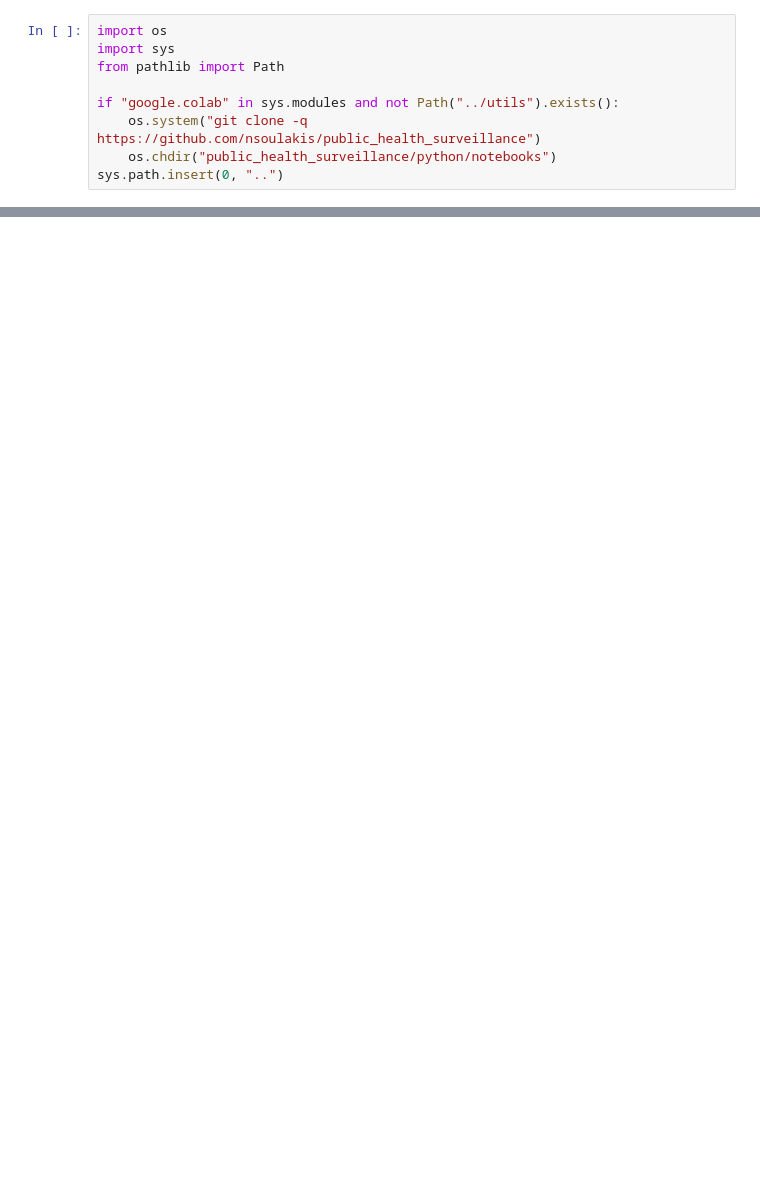
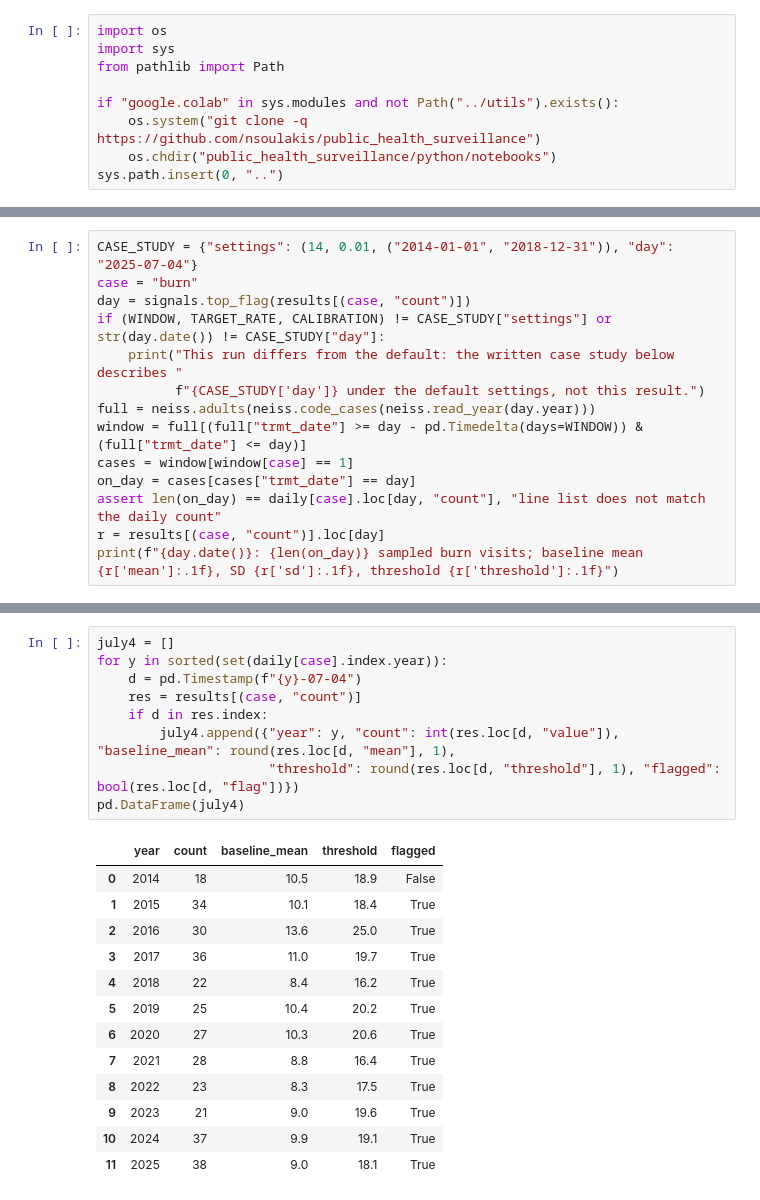
Before and after one commit to nsoulakis/public_health_surveillance, a Jupyter notebook: python/notebooks/02_signals.ipynb, the cells around one changed output, grey strips where cells are left out. Drawn from its saved outputs; the diff is of its cells as text; blank space fills up the shorter version.

```diff
--- a/python/notebooks/02_signals.ipynb
+++ b/python/notebooks/02_signals.ipynb
@@ -162,0 +138,14 @@ The same baseline-and-residual method runs on any daily count: emergency departm
+# %%
+CASE_STUDY = {"settings": (14, 0.01, ("2014-01-01", "2018-12-31")), "day": "2025-07-04"}
+case = "burn"
+day = signals.top_flag(results[(case, "count")])
+if (WINDOW, TARGET_RATE, CALIBRATION) != CASE_STUDY["settings"] or str(day.date()) != CASE_STUDY["day"]:
+    print("This run differs from the default: the written case study below describes "
+          f"{CASE_STUDY['day']} under the default settings, not this result.")
+full = neiss.adults(neiss.code_cases(neiss.read_year(day.year)))
+window = full[(full["trmt_date"] >= day - pd.Timedelta(days=WINDOW)) & (full["trmt_date"] <= day)]
+cases = window[window[case] == 1]
+on_day = cases[cases["trmt_date"] == day]
+assert len(on_day) == daily[case].loc[day, "count"], "line list does not match the daily count"
+r = results[(case, "count")].loc[day]
+print(f"{day.date()}: {len(on_day)} sampled burn visits; baseline mean {r['mean']:.1f}, SD {r['sd']:.1f}, threshold {r['threshold']:.1f}")
@@ -162,0 +210,23 @@ The same baseline-and-residual method runs on any daily count: emergency departm
+# %%
+july4 = []
+for y in sorted(set(daily[case].index.year)):
+    d = pd.Timestamp(f"{y}-07-04")
+    res = results[(case, "count")]
+    if d in res.index:
+        july4.append({"year": y, "count": int(res.loc[d, "value"]), "baseline_mean": round(res.loc[d, "mean"], 1),
+                      "threshold": round(res.loc[d, "threshold"], 1), "flagged": bool(res.loc[d, "flag"])})
+pd.DataFrame(july4)
+# %% [output]
+|  | year | count | baseline_mean | threshold | flagged |
+| 0 | 2014 | 18 | 10.5 | 18.9 | False |
+| 1 | 2015 | 34 | 10.1 | 18.4 | True |
+| 2 | 2016 | 30 | 13.6 | 25.0 | True |
+| 3 | 2017 | 36 | 11.0 | 19.7 | True |
+| 4 | 2018 | 22 | 8.4 | 16.2 | True |
+| 5 | 2019 | 25 | 10.4 | 20.2 | True |
+| 6 | 2020 | 27 | 10.3 | 20.6 | True |
+| 7 | 2021 | 28 | 8.8 | 16.4 | True |
+| 8 | 2022 | 23 | 8.3 | 17.5 | True |
+| 9 | 2023 | 21 | 9.0 | 19.6 | True |
+| 10 | 2024 | 37 | 9.9 | 19.1 | True |
+| 11 | 2025 | 38 | 9.0 | 18.1 | True |
```
Also changed, not shown: parts of 32 cells of this notebook, 42 other files.
